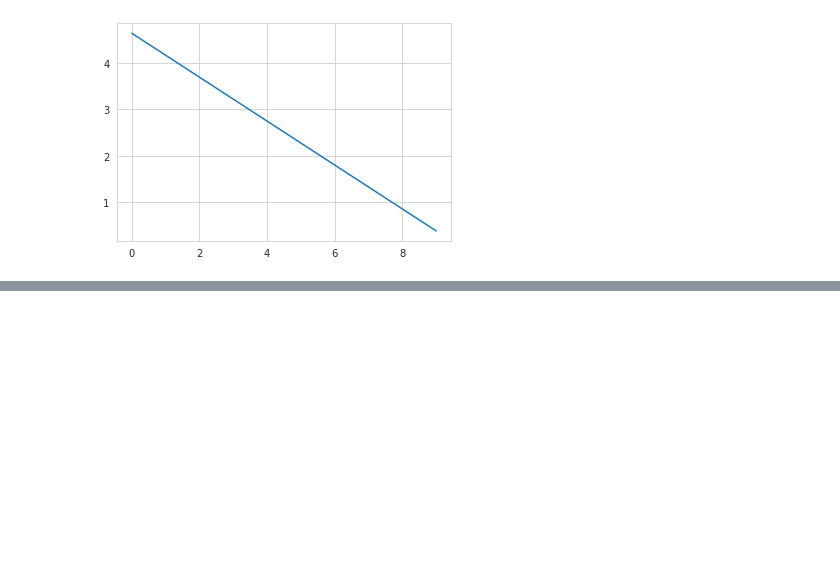
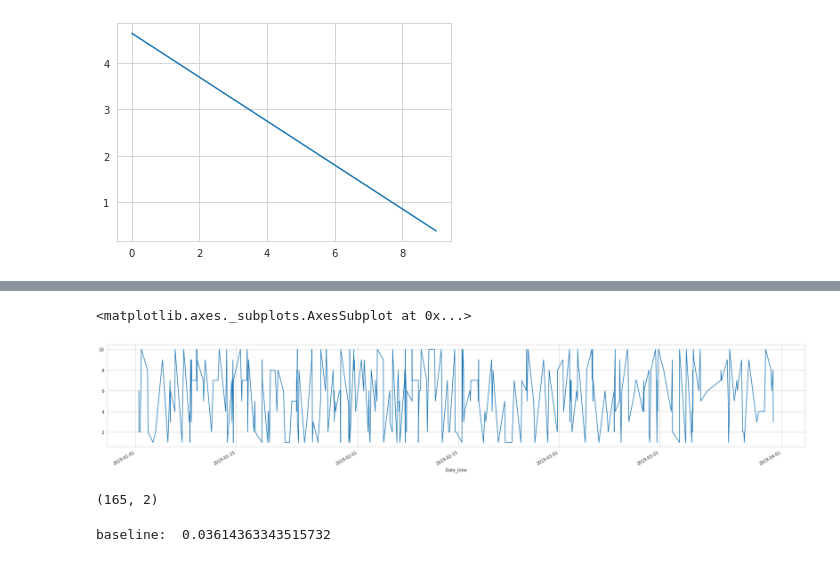
Before and after one commit to AAntunesNDS/supermarkt-sales, a Jupyter notebook: SupermarketSales.ipynb, the cells around one changed output, grey strips where cells are left out. Saved outputs shown, nothing was run; the diff lists cells and outputs as text; code cells hidden in the pictures; blank space fills up the shorter version.

```diff
--- a/SupermarketSales.ipynb
+++ b/SupermarketSales.ipynb
@@ -595,0 +675,9 @@ INFO:fbprophet:n_changepoints greater than number of observations. Using 2.
+# %%
+data_naypyitaw.groupby(data_naypyitaw['Date_time'])['Quantity'].sum().plot(figsize = (30,5))
+# %% [output]
+<matplotlib.axes._subplots.AxesSubplot at 0x...>
+[figure, added]
+# %%
+total_sports.shape
+# %% [output]
+(165, 2)
@@ -595,0 +687,4 @@ INFO:fbprophet:n_changepoints greater than number of observations. Using 2.
+# %%
+print('baseline: ', mean_absolute_percentage_error(train['y'], test['y']))
+# %% [output]
+baseline:  0.03614363343515732
```
Also changed, not shown: parts of 23 cells of this notebook.
